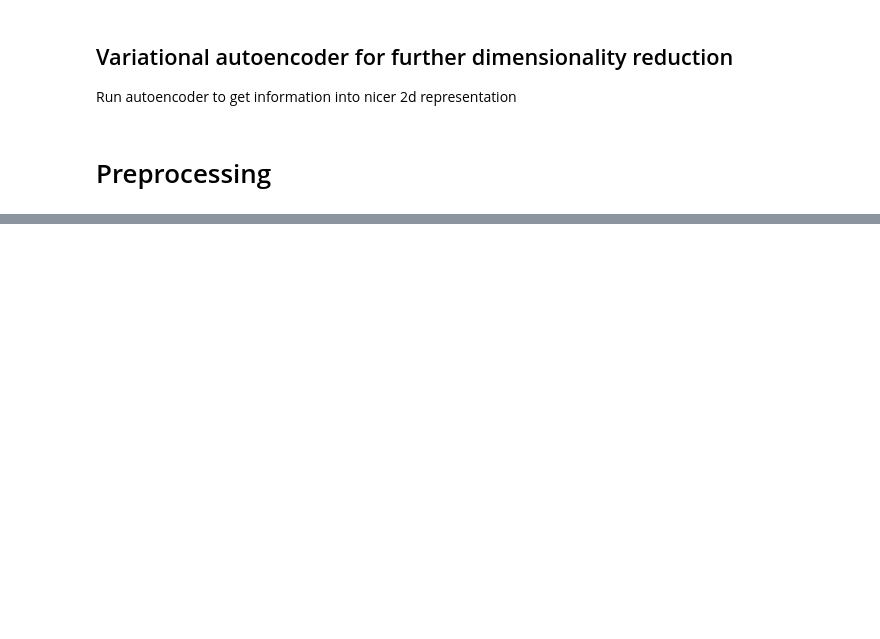
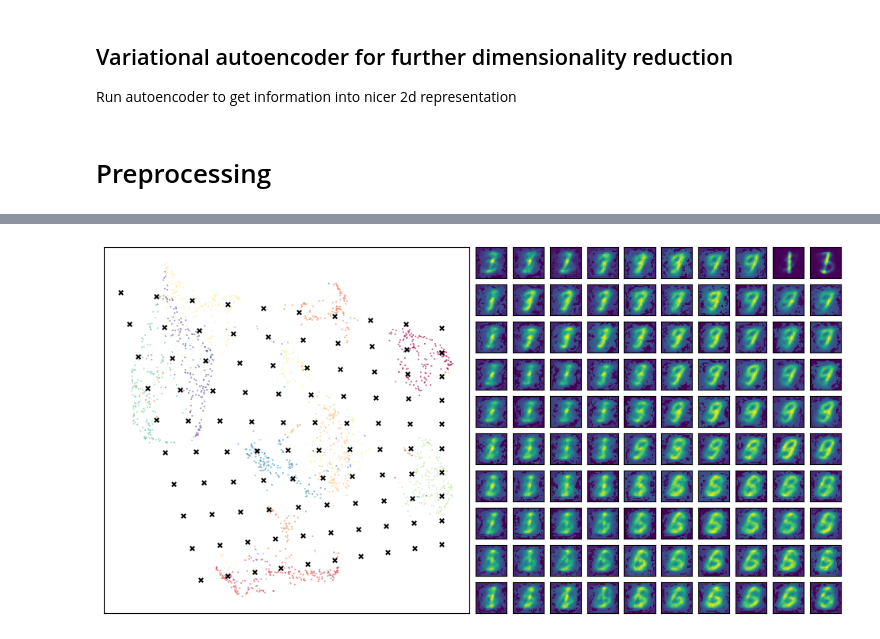
Before and after one commit to StarDylan/FlowMatching, a Jupyter notebook: MNIST_Latent_Space_Visualizations.ipynb, the cells around one changed output, grey strips where cells are left out. Drawn from its saved outputs; the diff is of its cells as text; code cells hidden in the pictures; blank space fills up the shorter version.

```diff
--- a/MNIST_Latent_Space_Visualizations.ipynb
+++ b/MNIST_Latent_Space_Visualizations.ipynb
@@ -203,0 +371,45 @@ Show samples from that latent space
+# %%
+corners = np.array([
+    [-1, 0],  # 1
+    [-4, 8],  # 7
+    [8, 1],  # 2
+    [8, 7],  # 0
+])
+
+test_pts = np.array([
+    (corners[0]*(1-x) + corners[1]*x)*(1-y) +
+    (corners[2]*(1-x) + corners[3]*x)*y
+    for y in np.linspace(0, 1, 10)
+    for x in np.linspace(0, 1, 10)
+])
+# %%
+inv_transformed_points = UMAP_model.inverse_transform(test_pts)
+# %%
+# Set up the grid
+fig = plt.figure(figsize=(12,6))
+gs = GridSpec(10, 20, fig)
+scatter_ax = fig.add_subplot(gs[:, :10])
+digit_axes = np.zeros((10, 10), dtype=object)
+for i in range(10):
+    for j in range(10):
+        digit_axes[i, j] = fig.add_subplot(gs[i, 10 + j])
+
+# Use umap.plot to plot to the major axis
+# umap.plot.points(mapper, labels=labels, ax=scatter_ax)
+scatter_ax.scatter(UMAP_model.embedding_[:, 0],
+                   UMAP_model.embedding_[:, 1],
+                   c=labels.astype(np.int32),
+                   cmap='Spectral',
+                   s=0.1)
+scatter_ax.set(xticks=[], yticks=[])
+
+# Plot the locations of the text points
+scatter_ax.scatter(test_pts[:, 0], test_pts[:, 1], marker='x', c='k', s=15)
+
+# Plot each of the generated digit images
+for i in range(10):
+    for j in range(10):
+        digit_axes[i, j].imshow(inv_transformed_points[i*10 + j].reshape(28, 28))
+        digit_axes[i, j].set(xticks=[], yticks=[])
+# %% [output]
+[figure, added]
```
Also changed, not shown: parts of 24 cells of this notebook.
